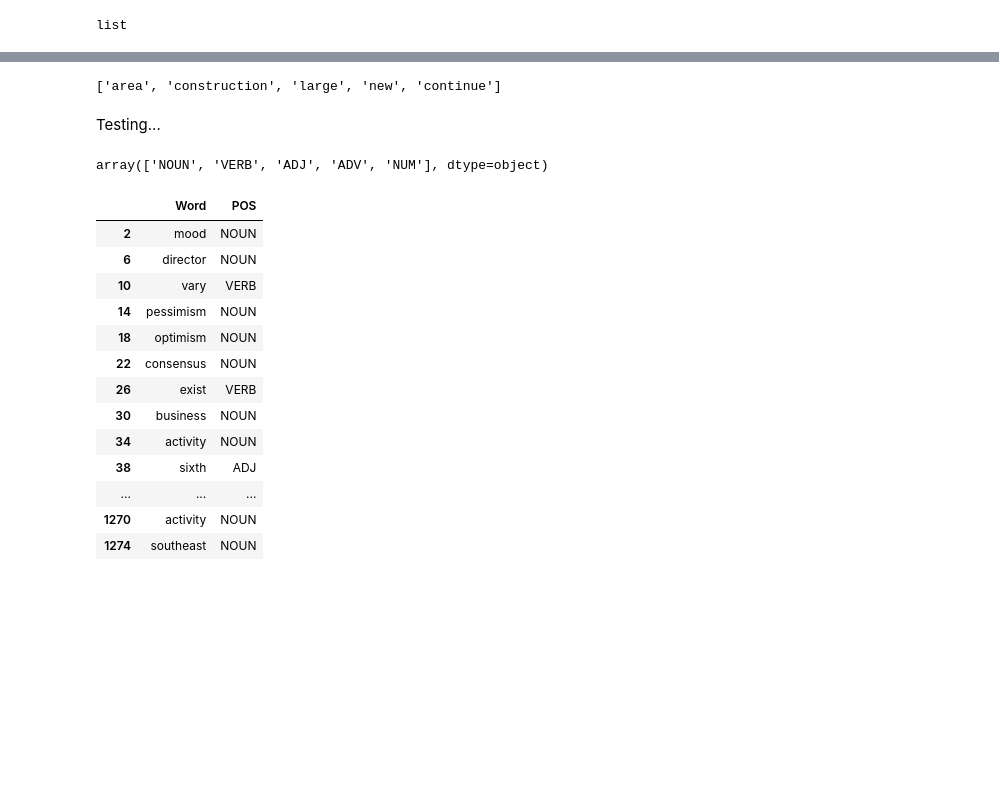
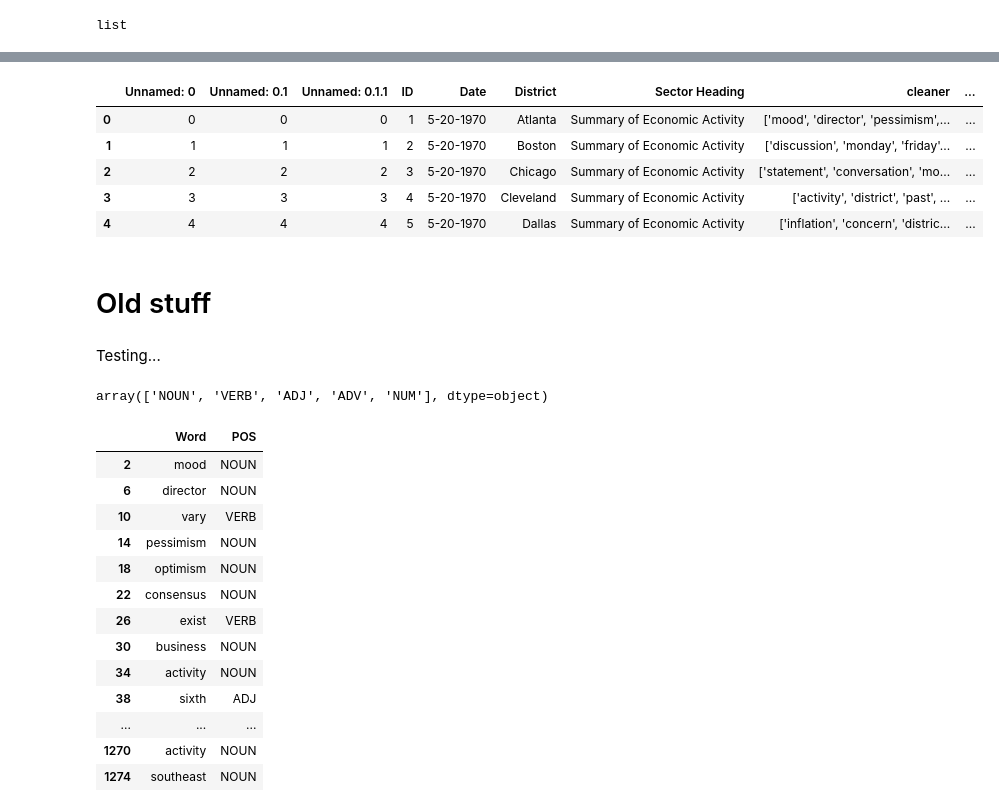
Before and after one commit to al-exe/beige_books_analysis, a Jupyter notebook: BOW.ipynb, the cells around one changed output, grey strips where cells are left out. Drawn from its saved outputs; the diff is of its cells as text; code cells hidden in the pictures; blank space fills up the shorter version.

```diff
--- a/BOW.ipynb
+++ b/BOW.ipynb
@@ -36,0 +242,10 @@ bowed.sort(key= lambda tup:tup[1], reverse=True)
+# %%
+ids = []
+for lst in bowten:
+    if len(lst)==10:
+        lst_id = [lst[i][0] for i in range(10)]
+    else:
+        lst_id = [lst[i][0] for i in range(len(lst))]
+    ids.append(lst_id)
+
+ids[:10]
@@ -37,3 +263,5 @@ bowed.sort(key= lambda tup:tup[1], reverse=True)
 # %%
-[bowed[i][0] for i in range(5)]
+keywords = [[dictionary[i] for i in ids[j]] for j in range(len(ids))]
+
+keywords[:5]
 # %% [output]
@@ -41,4 +285,14 @@ bowed.sort(key= lambda tup:tup[1], reverse=True)
-# %%
-[dictionary[i] for i in _ ]
-# %% [output]
-['area', 'construction', 'large', 'new', 'continue']
+# %%
+# Adding keywords to dataframe
+beige['keywords'] = keywords
+# %%
+beige = beige.drop(['nostop_stem', 'clean'], axis=1)
+# %%
+beige.head()
+# %% [output]
+|  | Unnamed: 0 | Unnamed: 0.1 | Unnamed: 0.1.1 | ID | Date | District | Sector Heading | cleaner | ... |
+| 0 | 0 | 0 | 0 | 1 | 5-20-1970 | Atlanta | Summary of Economic Activity | ['mood', 'director', 'pessimism',... | ... |
+| 1 | 1 | 1 | 1 | 2 | 5-20-1970 | Boston | Summary of Economic Activity | ['discussion', 'monday', 'friday'... | ... |
+| 2 | 2 | 2 | 2 | 3 | 5-20-1970 | Chicago | Summary of Economic Activity | ['statement', 'conversation', 'mo... | ... |
+| 3 | 3 | 3 | 3 | 4 | 5-20-1970 | Cleveland | Summary of Economic Activity | ['activity', 'district', 'past', ... | ... |
+| 4 | 4 | 4 | 4 | 5 | 5-20-1970 | Dallas | Summary of Economic Activity | ['inflation', 'concern', 'distric... | ... |
@@ -45,3 +301,5 @@ bowed.sort(key= lambda tup:tup[1], reverse=True)
+# %% [markdown]
+# Old stuff
 # %% [markdown]
 Testing...
 # %%
```
Also changed, not shown: parts of 41 cells of this notebook, 6 other files.
